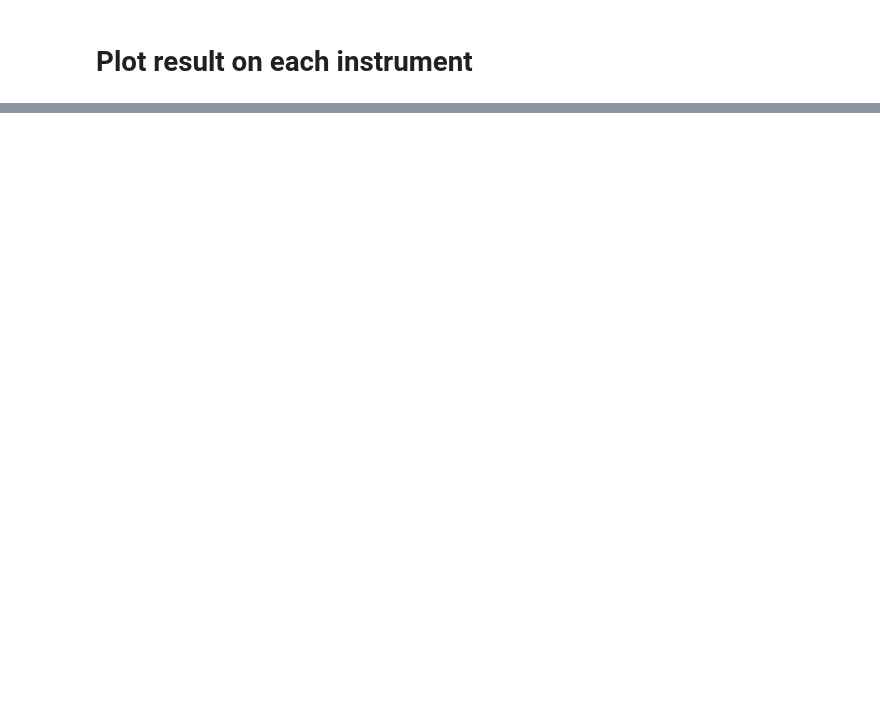
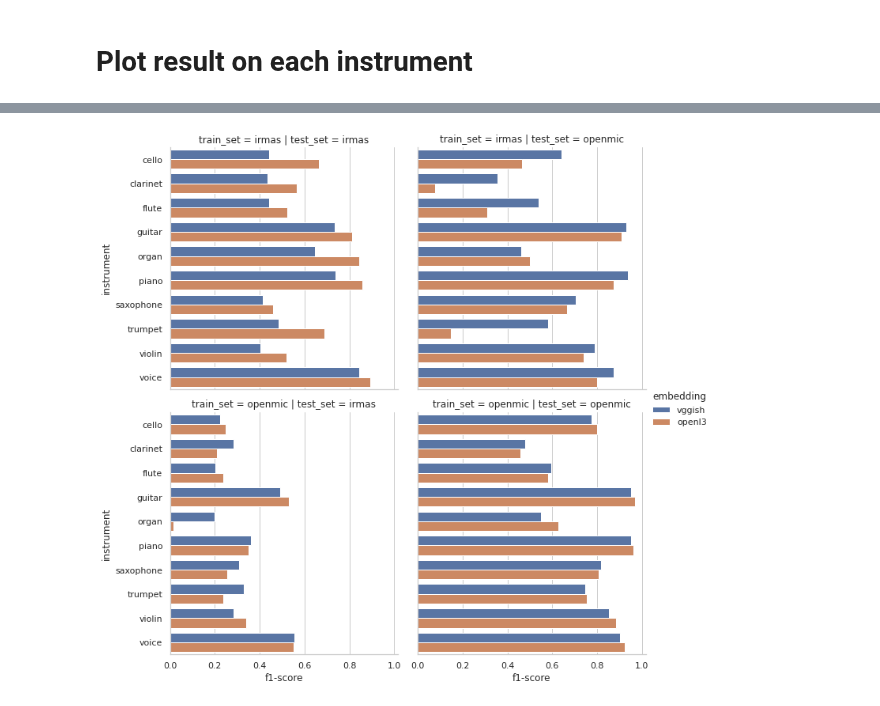
Before and after one commit to changhongw/audio-embedding-bias, a Jupyter notebook: Vggish_crossdataset_generalization.ipynb, the cells around one changed output, grey strips where cells are left out. Saved outputs shown, nothing was run; the diff lists cells and outputs as text; code cells hidden in the pictures; blank space fills up the shorter version.

Commit message:
cross-dataset generalization update

```diff
--- a/Vggish_crossdataset_generalization.ipynb
+++ b/Vggish_crossdataset_generalization.ipynb
@@ -581,26 +572,0 @@ openmic->irmas:[0.19, 0.77, 0.29]
-# %%
-plt.rcParams.update({'font.size':13})
-plt.figure(figsize=(14,5))
-
-barWidth = 0.15  # width of the bars
-
-# Set bars
-bars1 = [float(irmas_irmas[irmas_irmas['instrument']==inst]['f1-score'].values[0]) for inst in class_align]
-bars2 = [float(irmas_openmic[irmas_openmic['instrument']==inst]['f1-score'].values[0]) for inst in class_align]
-bars3 = [float(openmic_openmic[openmic_openmic['instrument']==inst]['f1-score'].values[0]) for inst in class_align]
-bars4 = [float(openmic_irmas[openmic_irmas['instrument']==inst]['f1-score'].values[0]) for inst in class_align]
-
-# The x position of bars
-r1 = np.arange(len(bars1))
-r2 = [x + barWidth for x in r1]
-r3 = [x + 2*barWidth for x in r1]
-r4 = [x + 3*barWidth for x in r1]
-
-# Create bars
-plt.bar(r1, bars1, width = barWidth, capsize=7, label='Vggish: irmas->irmas')
-plt.bar(r2, bars2, width = barWidth, color='skyblue', capsize=7, label='Vggish: irmas->openmic')
-plt.bar(r3, bars3, width = barWidth, color='#FFA500', capsize=7, label='Vggish: openmic->openmic')
-plt.bar(r4, bars4, width = barWidth, color='#FFD39B', capsize=7, label='Vggish: openmic->irmas')
-
-plt.xticks([r + barWidth for r in range(len(bars1))], [inst for inst in class_align])
-plt.ylabel('height'); plt.legend()
@@ -642,0 +606,8 @@ result_all_conca
+# %%
+sns.set_theme(context='notebook', style='whitegrid', palette='deep')
+
+df = pd.read_csv('crossdataset_generalization_result.csv')
+sns.catplot(data=df, row='train_set', col='test_set', y='instrument', x='f1-score', hue='embedding', kind='bar');
+plt.savefig('crossdataset_generalization_f1score.png')
+# %% [output]
+[figure, added]
```
Also changed, not shown: parts of 14 cells of this notebook, 4 other files.
